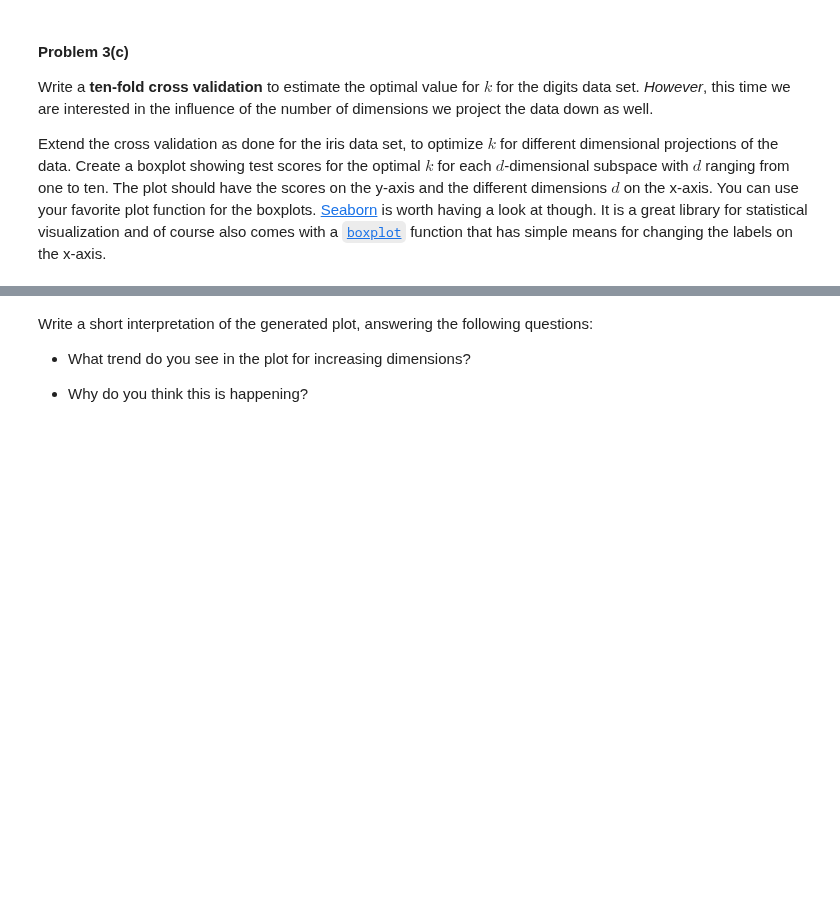
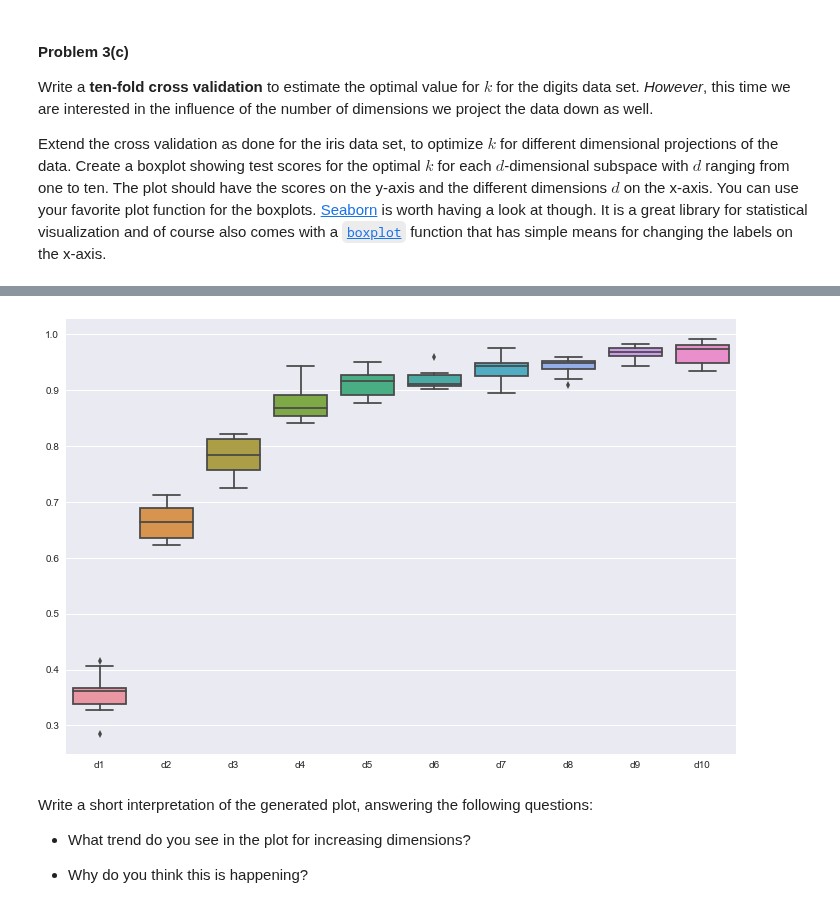
Before and after one commit to Theerit/2014, a Jupyter notebook: homework/HW3.ipynb, the cells around one changed output, grey strips where cells are left out. Drawn from its saved outputs; the diff is of its cells as text; code cells hidden in the pictures; blank space fills up the shorter version.

Commit message:
PLotted boxplots for problem 3

```diff
--- a/homework/HW3.ipynb
+++ b/homework/HW3.ipynb
@@ -614,7 +614,8 @@ Extend the cross validation as done for the iris data set, to optimize $k$ for d
 # %%
 ### Your cross validation and evaluation code here ###
 
-dim_result = {'score':[],'std':[]}
+dim_result = dict.fromkeys('d'+str(i) for i in np.arange(1,11))
+print(dim_result)
 X_train_norm = X_train - X_train.mean(axis=0)
 for d in np.arange(1,11):
     #====Principal component================
@@ -628,6 +629,6 @@ for d in np.arange(1,11):
     clf = sklearn.model_selection.GridSearchCV(clf,params,cv=10)
     clf.fit(pc,Y_train)
     index = clf.cv_results_['mean_test_score'].argmax()
-    dim_result['score'].append(clf.cv_results_['mean_test_score'].max())
-    dim_result['std'].append(clf.cv_results_['std_test_score'][index])
+    best_k = [clf.cv_results_[('split'+str(k)+'_test_score')][index] for k in np.arange(0,10)]
+    dim_result['d'+str(d)]=best_k
     #clf.cv_results_
@@ -663,3 +657,12 @@ git push
+# %%
+### Your boxplot code here ###
+dim_result
+df_sns = pd.DataFrame.from_dict(dim_result)
+df_sns = df_sns[['d'+str(i) for i in np.arange(1,11)]]
+fig,ax = plt.subplots(figsize = (12,8))
+ax=sns.boxplot(df_sns)
+# %% [output]
+[figure, added]
 # %% [markdown]
 Write a short interpretation of the generated plot, answering the following questions:
 
```
Also changed, not shown: parts of 13 cells of this notebook.
